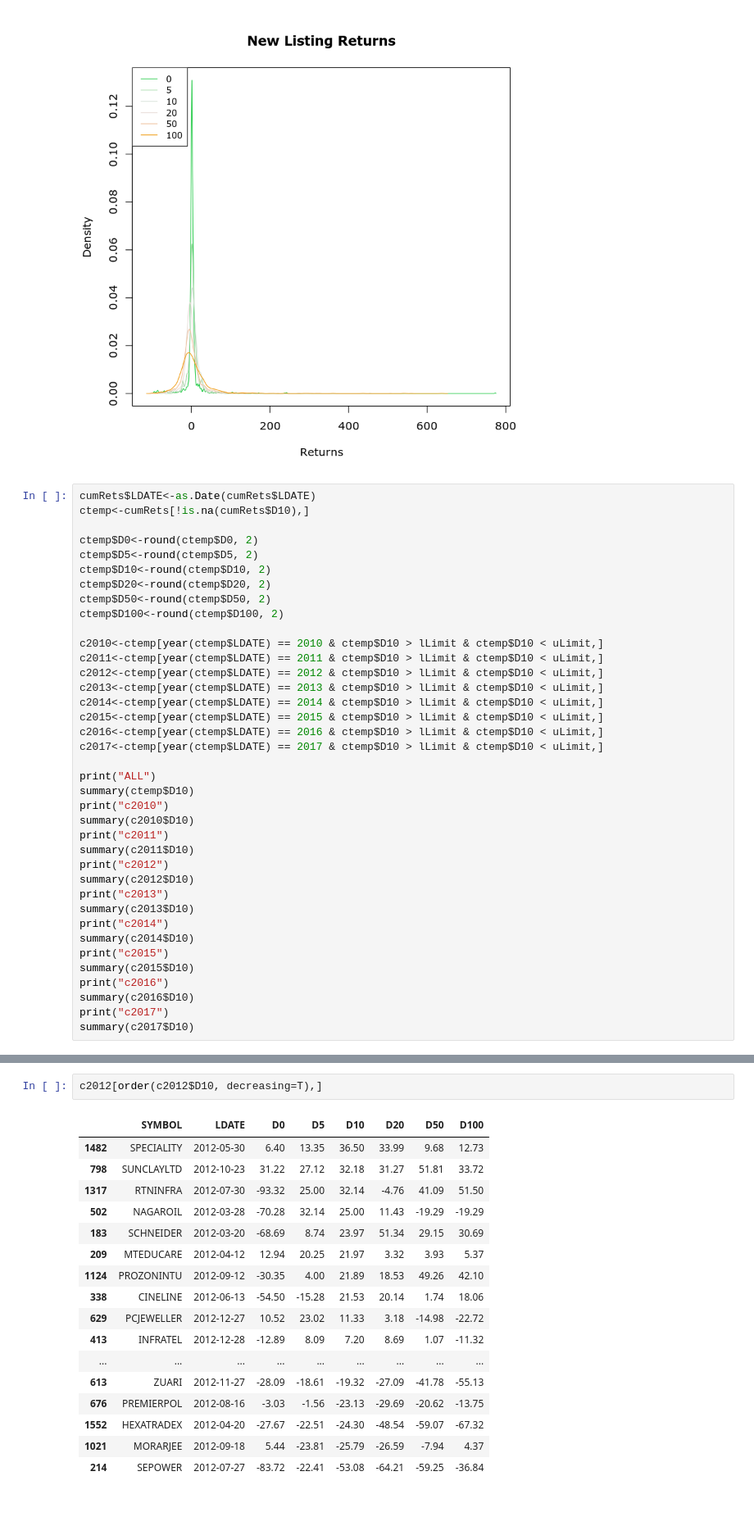
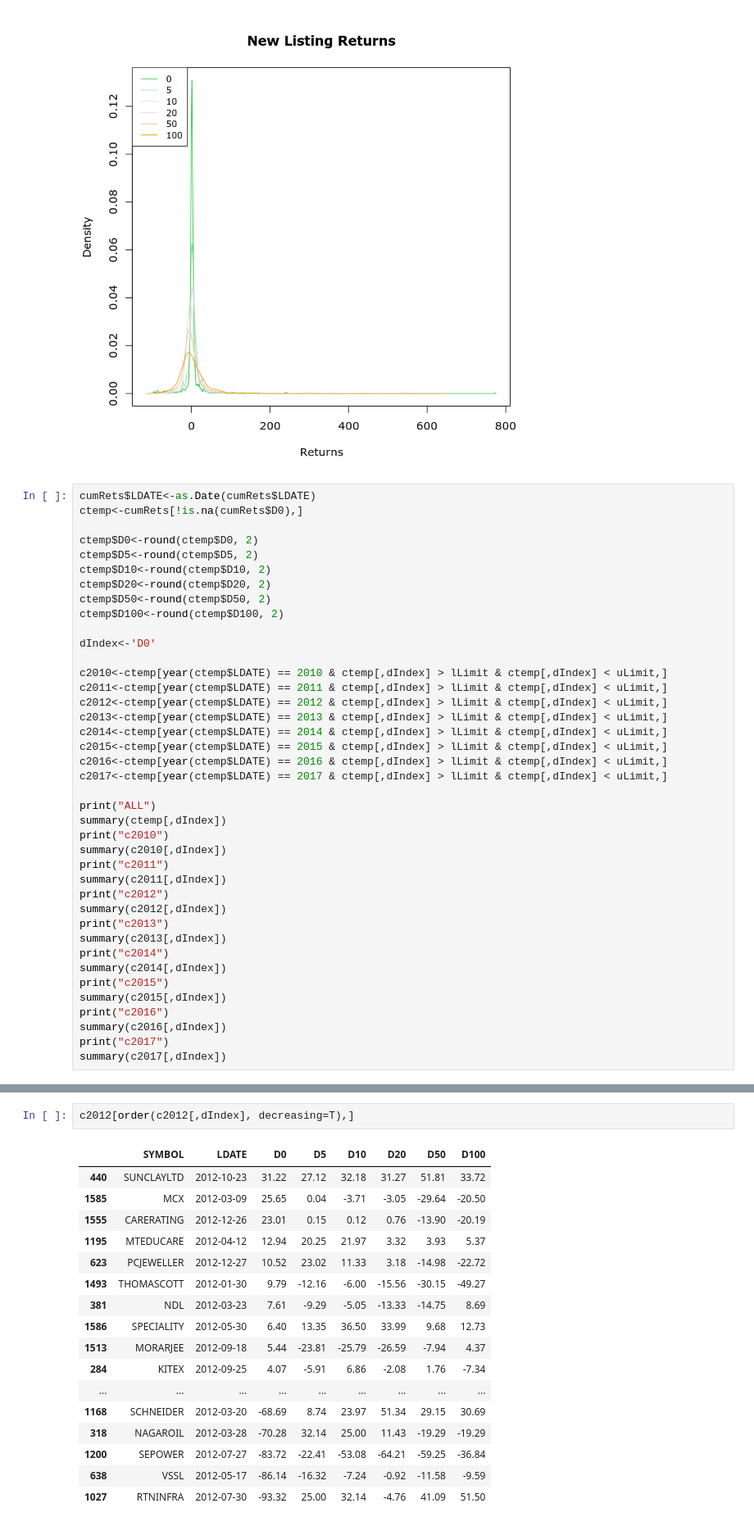
Before and after one commit to stockviz/notebooks, a Jupyter notebook: IPO Analysis.ipynb, the cells around one changed output, grey strips where cells are left out. Shown at 82% size. Cells and saved outputs as stored; diff of their text form.

```diff
--- a/IPO Analysis.ipynb
+++ b/IPO Analysis.ipynb
@@ -88,7 +82,7 @@ legend('topleft', legend=c('0', '5', '10', '20', '50', '100'), lty=1, col=lineCo
 [figure]
 # %%
 cumRets$LDATE<-as.Date(cumRets$LDATE)
-ctemp<-cumRets[!is.na(cumRets$D10),]
+ctemp<-cumRets[!is.na(cumRets$D0),]
 
 ctemp$D0<-round(ctemp$D0, 2)
 ctemp$D5<-round(ctemp$D5, 2)
@@ -97,32 +91,34 @@ ctemp$D20<-round(ctemp$D20, 2)
 ctemp$D50<-round(ctemp$D50, 2)
 ctemp$D100<-round(ctemp$D100, 2)
 
-c2010<-ctemp[year(ctemp$LDATE) == 2010 & ctemp$D10 > lLimit & ctemp$D10 < uLimit,]
-c2011<-ctemp[year(ctemp$LDATE) == 2011 & ctemp$D10 > lLimit & ctemp$D10 < uLimit,]
-c2012<-ctemp[year(ctemp$LDATE) == 2012 & ctemp$D10 > lLimit & ctemp$D10 < uLimit,]
-c2013<-ctemp[year(ctemp$LDATE) == 2013 & ctemp$D10 > lLimit & ctemp$D10 < uLimit,]
-c2014<-ctemp[year(ctemp$LDATE) == 2014 & ctemp$D10 > lLimit & ctemp$D10 < uLimit,]
-c2015<-ctemp[year(ctemp$LDATE) == 2015 & ctemp$D10 > lLimit & ctemp$D10 < uLimit,]
-c2016<-ctemp[year(ctemp$LDATE) == 2016 & ctemp$D10 > lLimit & ctemp$D10 < uLimit,]
-c2017<-ctemp[year(ctemp$LDATE) == 2017 & ctemp$D10 > lLimit & ctemp$D10 < uLimit,]
+dIndex<-'D0'
+
+c2010<-ctemp[year(ctemp$LDATE) == 2010 & ctemp[,dIndex] > lLimit & ctemp[,dIndex] < uLimit,]
+c2011<-ctemp[year(ctemp$LDATE) == 2011 & ctemp[,dIndex] > lLimit & ctemp[,dIndex] < uLimit,]
+c2012<-ctemp[year(ctemp$LDATE) == 2012 & ctemp[,dIndex] > lLimit & ctemp[,dIndex] < uLimit,]
+c2013<-ctemp[year(ctemp$LDATE) == 2013 & ctemp[,dIndex] > lLimit & ctemp[,dIndex] < uLimit,]
+c2014<-ctemp[year(ctemp$LDATE) == 2014 & ctemp[,dIndex] > lLimit & ctemp[,dIndex] < uLimit,]
+c2015<-ctemp[year(ctemp$LDATE) == 2015 & ctemp[,dIndex] > lLimit & ctemp[,dIndex] < uLimit,]
+c2016<-ctemp[year(ctemp$LDATE) == 2016 & ctemp[,dIndex] > lLimit & ctemp[,dIndex] < uLimit,]
+c2017<-ctemp[year(ctemp$LDATE) == 2017 & ctemp[,dIndex] > lLimit & ctemp[,dIndex] < uLimit,]
 
 print("ALL")
-summary(ctemp$D10)
+summary(ctemp[,dIndex])
 print("c2010")
-summary(c2010$D10)
+summary(c2010[,dIndex])
 print("c2011")
-summary(c2011$D10)
+summary(c2011[,dIndex])
 print("c2012")
-summary(c2012$D10)
+summary(c2012[,dIndex])
 print("c2013")
-summary(c2013$D10)
+summary(c2013[,dIndex])
 print("c2014")
-summary(c2014$D10)
+summary(c2014[,dIndex])
 print("c2015")
-summary(c2015$D10)
+summary(c2015[,dIndex])
 print("c2016")
-summary(c2016$D10)
+summary(c2016[,dIndex])
 print("c2017")
-summary(c2017$D10)
+summary(c2017[,dIndex])
 # %% [output]
 [1] "ALL"
@@ -187,21 +183,21 @@ c2011[order(c2011$D10, decreasing=T),]
 # %%
-c2012[order(c2012$D10, decreasing=T),]
+c2012[order(c2012[,dIndex], decreasing=T),]
 # %% [output]
 |  | SYMBOL | LDATE | D0 | D5 | D10 | D20 | D50 | D100 |
-| 1482 | SPECIALITY | 2012-05-30 | 6.40 | 13.35 | 36.50 | 33.99 | 9.68 | 12.73 |
-| 798 | SUNCLAYLTD | 2012-10-23 | 31.22 | 27.12 | 32.18 | 31.27 | 51.81 | 33.72 |
-| 1317 | RTNINFRA | 2012-07-30 | -93.32 | 25.00 | 32.14 | -4.76 | 41.09 | 51.50 |
-| 502 | NAGAROIL | 2012-03-28 | -70.28 | 32.14 | 25.00 | 11.43 | -19.29 | -19.29 |
-| 183 | SCHNEIDER | 2012-03-20 | -68.69 | 8.74 | 23.97 | 51.34 | 29.15 | 30.69 |
-| 209 | MTEDUCARE | 2012-04-12 | 12.94 | 20.25 | 21.97 | 3.32 | 3.93 | 5.37 |
-| 1124 | PROZONINTU | 2012-09-12 | -30.35 | 4.00 | 21.89 | 18.53 | 49.26 | 42.10 |
-| 338 | CINELINE | 2012-06-13 | -54.50 | -15.28 | 21.53 | 20.14 | 1.74 | 18.06 |
-| 629 | PCJEWELLER | 2012-12-27 | 10.52 | 23.02 | 11.33 | 3.18 | -14.98 | -22.72 |
-| 413 | INFRATEL | 2012-12-28 | -12.89 | 8.09 | 7.20 | 8.69 | 1.07 | -11.32 |
+| 440 | SUNCLAYLTD | 2012-10-23 | 31.22 | 27.12 | 32.18 | 31.27 | 51.81 | 33.72 |
+| 1585 | MCX | 2012-03-09 | 25.65 | 0.04 | -3.71 | -3.05 | -29.64 | -20.50 |
+| 1555 | CARERATING | 2012-12-26 | 23.01 | 0.15 | 0.12 | 0.76 | -13.90 | -20.19 |
+| 1195 | MTEDUCARE | 2012-04-12 | 12.94 | 20.25 | 21.97 | 3.32 | 3.93 | 5.37 |
+| 623 | PCJEWELLER | 2012-12-27 | 10.52 | 23.02 | 11.33 | 3.18 | -14.98 | -22.72 |
+| 1493 | THOMASCOTT | 2012-01-30 | 9.79 | -12.16 | -6.00 | -15.56 | -30.15 | -49.27 |
+| 381 | NDL | 2012-03-23 | 7.61 | -9.29 | -5.05 | -13.33 | -14.75 | 8.69 |
+| 1586 | SPECIALITY | 2012-05-30 | 6.40 | 13.35 | 36.50 | 33.99 | 9.68 | 12.73 |
+| 1513 | MORARJEE | 2012-09-18 | 5.44 | -23.81 | -25.79 | -26.59 | -7.94 | 4.37 |
+| 284 | KITEX | 2012-09-25 | 4.07 | -5.91 | 6.86 | -2.08 | 1.76 | -7.34 |
 | ... | ... | ... | ... | ... | ... | ... | ... | ... |
-| 613 | ZUARI | 2012-11-27 | -28.09 | -18.61 | -19.32 | -27.09 | -41.78 | -55.13 |
-| 676 | PREMIERPOL | 2012-08-16 | -3.03 | -1.56 | -23.13 | -29.69 | -20.62 | -13.75 |
-| 1552 | HEXATRADEX | 2012-04-20 | -27.67 | -22.51 | -24.30 | -48.54 | -59.07 | -67.32 |
-| 1021 | MORARJEE | 2012-09-18 | 5.44 | -23.81 | -25.79 | -26.59 | -7.94 | 4.37 |
-| 214 | SEPOWER | 2012-07-27 | -83.72 | -22.41 | -53.08 | -64.21 | -59.25 | -36.84 |
+| 1168 | SCHNEIDER | 2012-03-20 | -68.69 | 8.74 | 23.97 | 51.34 | 29.15 | 30.69 |
+| 318 | NAGAROIL | 2012-03-28 | -70.28 | 32.14 | 25.00 | 11.43 | -19.29 | -19.29 |
+| 1200 | SEPOWER | 2012-07-27 | -83.72 | -22.41 | -53.08 | -64.21 | -59.25 | -36.84 |
+| 638 | VSSL | 2012-05-17 | -86.14 | -16.32 | -7.24 | -0.92 | -11.58 | -9.59 |
+| 1027 | RTNINFRA | 2012-07-30 | -93.32 | 25.00 | 32.14 | -4.76 | 41.09 | 51.50 |
 # %%
```
Also changed, not shown: parts of 10 cells of this notebook.
